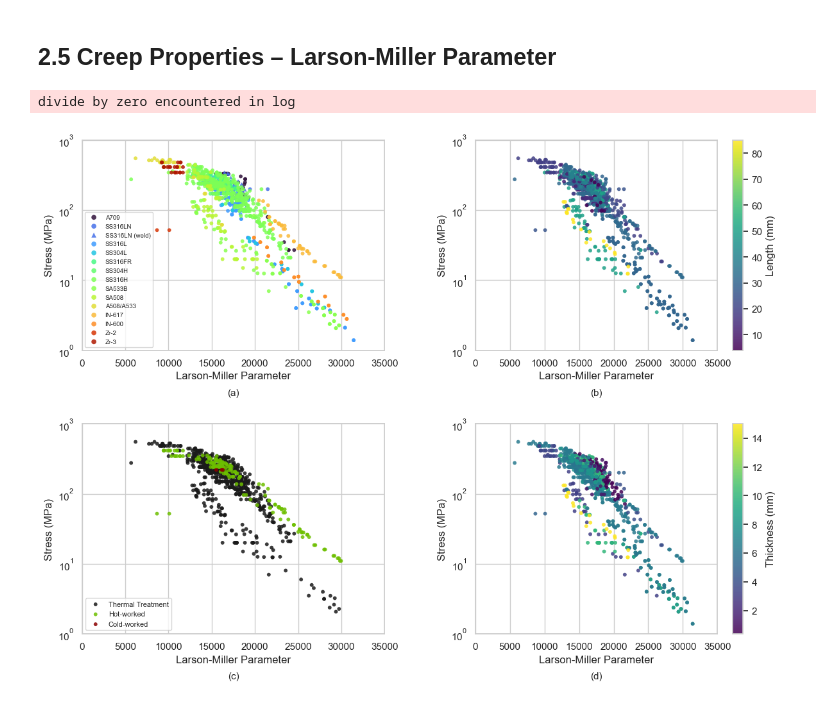
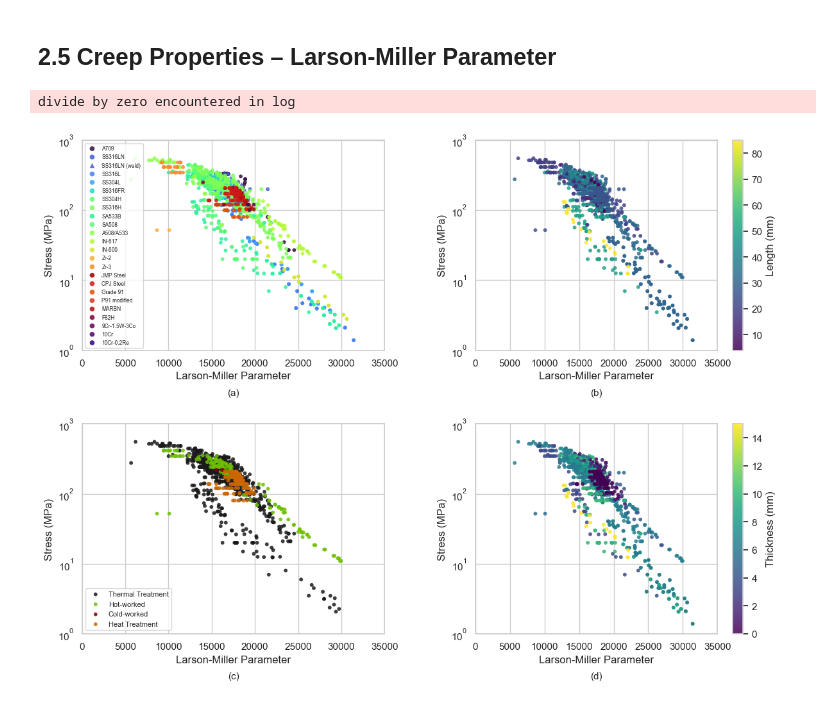
Before and after one commit to avakanski/Dataset-of-Creep-Properties-for-Nuclear-Structural-Materials, a Jupyter notebook: Sample_Code.ipynb, the cells around one changed output. Cells and saved outputs as stored; diff of their text form; code cells hidden in the pictures.

```diff
--- a/Sample_Code.ipynb
+++ b/Sample_Code.ipynb
@@ -382,9 +439,9 @@ df['Length_num']    = pd.to_numeric(df['Length (mm)'],     errors='coerce')
 df['Thickness_num'] = pd.to_numeric(df['Thickness (mm)'],  errors='coerce')
 
 df_p = df.dropna(subset=['LMP', 'Stress_num']).copy()
-df_p = df_p[df_p['Creep Test Type'] != 'Small Punch']
+df_p = df_p[~df_p['Creep Test Type'].isin(['Small Punch'])]
 
-base = plt.cm.turbo(np.linspace(0, 1, 16))
+base = plt.cm.turbo(np.linspace(0, 1, 20))
 alloy_color = {
     'A709':      base[0],
     'SS316':     base[1],
@@ -392,8 +449,8 @@ alloy_color = {
     'SS316L':    base[3],
     'SS304L':    base[4],
     'SS316FR':   base[6],
-    'SS304H':    plt.cm.turbo(6.4 / 15),
-    'SS316H':    plt.cm.turbo(6.8 / 15),
+    'SS304H':    plt.cm.turbo(6.4/15),
+    'SS316H':    plt.cm.turbo(6.8/15),
     'SA533B':    base[7],
     'SA508':     base[8],
     'A508/A533': base[9],
@@ -402,12 +459,37 @@ alloy_color = {
     'Zr-4':      base[12],
     'Zr-2':      base[13],
     'Zr-3':      base[14],
+    'JMP Steel': (0.6, 0.0, 0.0, 1.0),
+    'CPJ Steel': (0.8, 0.1, 0.1, 1.0),
+    'Grade 91':  (0.9, 0.3, 0.0, 1.0),
+    'P91 modified': (0.85, 0.2, 0.1, 1.0),
+    'MARBN':     (0.7, 0.05, 0.05, 1.0),
+    'F82H':      (0.5, 0.0, 0.2, 1.0),
+    '9Cr-1.5W-3Co': (0.4, 0.0, 0.3, 1.0),
+    '10Cr':      (0.3, 0.0, 0.4, 1.0),
+    '10Cr-0.2Re': (0.2, 0.0, 0.5, 1.0),
 }
+
+# Group CPJ and Grade 91 variants for plotting
+df_p2 = df_p.copy()
+df_p2.loc[df_p2['Alloy Designation'].str.startswith('CPJ', na=False), 'Alloy Designation'] = 'CPJ Steel'
+df_p2.loc[df_p2['Alloy Designation'].str.startswith('Grade 91', na=False), 'Alloy Designation'] = 'Grade 91'
+
 plot_order = [
     'A709', 'SS316', 'SS316LN', 'SS316L', 'SS304L', 'SS316FR',
     'SS304H', 'SS316H', 'SA533B', 'SA508', 'A508/A533',
     'IN-617', 'IN-600', 'Zr-4', 'Zr-2', 'Zr-3',
+    'JMP Steel', 'CPJ Steel', 'Grade 91', 'P91 modified',
+    'MARBN', 'F82H', '9Cr-1.5W-3Co', '10Cr', '10Cr-0.2Re',
 ]
+
+group_colors_lmp = {
+    'Stainless Steel':            '#001D78',
+    'RPV':                        '#37A308',
+    'Inconel':                    '#A37908',
+    'Ferritic-Martensitic Steel': '#8B0000',
+    'Zircaloy':                   '#D900FF',
+}
 
 fig7, axes7 = plt.subplots(2, 2, figsize=(14, 10))
 fig7.subplots_adjust(hspace=0.35, wspace=0.3)
@@ -416,18 +498,18 @@ fig7.subplots_adjust(hspace=0.35, wspace=0.3)
 ax = axes7[0, 0]
 for alloy in plot_order:
     if alloy == 'SS316LN':
-        sub_base = df_p[(df_p['Alloy Designation'] == 'SS316LN') & (df_p['Reference'] != 22)]
+        sub_base = df_p2[(df_p2['Alloy Designation'] == 'SS316LN') & (df_p2['Reference'] != 22)]
         if not sub_base.empty:
             ax.scatter(sub_base['LMP'], sub_base['Stress_num'],
                        label='SS316LN', color=alloy_color['SS316LN'],
                        s=18, alpha=0.85, edgecolors='none', marker='o')
-        sub_weld = df_p[(df_p['Alloy Designation'] == 'SS316LN') & (df_p['Reference'] == 22)]
+        sub_weld = df_p2[(df_p2['Alloy Designation'] == 'SS316LN') & (df_p2['Reference'] == 22)]
         if not sub_weld.empty:
             ax.scatter(sub_weld['LMP'], sub_weld['Stress_num'],
                        label='SS316LN (weld)', color=alloy_color['SS316LN'],
                        s=18, alpha=0.85, edgecolors='none', marker='^')
-    else:
-        sub = df_p[df_p['Alloy Designation'] == alloy]
+    elif alloy in alloy_color:
+        sub = df_p2[df_p2['Alloy Designation'] == alloy]
         if not sub.empty:
             ax.scatter(sub['LMP'], sub['Stress_num'],
                        label=alloy, color=alloy_color[alloy],
@@ -436,7 +518,7 @@ ax.set_yscale('log')
 ax.set_xlim(0, 35000); ax.set_ylim(1, 1000)
 ax.set_xlabel('Larson-Miller Parameter', fontsize=12)
 ax.set_ylabel('Stress (MPa)', fontsize=12)
-ax.legend(loc='lower left', fontsize=7, frameon=True, ncol=1, markerscale=1.3)
+ax.legend(loc='lower left', fontsize=6, frameon=True, ncol=1, markerscale=1.3)
 ax.text(0.5, -0.18, '(a)', transform=ax.transAxes, ha='center', va='top', fontsize=11)
 
 # (b) Gage length colormap
@@ -457,32 +539,33 @@ treat_colors_lmp = {
     'Thermal Treatment': '#1a1a1a',
     'Hot-worked':        '#6dbf00',
     'Cold-worked':       '#8b0000',
+    'Heat Treatment':    '#CC6600',
 }
 for treat, color in treat_colors_lmp.items():
     sub_c = df_p[df_p['Treatment categories'] == treat]
     ax.scatter(sub_c['LMP'], sub_c['Stress_num'], label=treat,
                color=color, s=18, alpha=0.85, edgecolors='none')
 ax.set_yscale('log')
 ax.set_xlim(0, 35000); ax.set_ylim(1, 1000)
 ax.set_xlabel('Larson-Miller Parameter', fontsize=12)
 ax.set_ylabel('Stress (MPa)', fontsize=12)
 ax.legend(loc='lower left', fontsize=8, frameon=True)
 ax.text(0.5, -0.18, '(c)', transform=ax.transAxes, ha='center', va='top', fontsize=11)
 
 # (d) Thickness colormap
 ax = axes7[1, 1]
 sub_d = df_p.dropna(subset=['Thickness_num'])
 sc2 = ax.scatter(sub_d['LMP'], sub_d['Stress_num'], c=sub_d['Thickness_num'],
                  cmap='viridis', s=18, alpha=0.85, edgecolors='none')
 plt.colorbar(sc2, ax=ax, label='Thickness (mm)')
 ax.set_yscale('log')
 ax.set_xlim(0, 35000); ax.set_ylim(1, 1000)
 ax.set_xlabel('Larson-Miller Parameter', fontsize=12)
 ax.set_ylabel('Stress (MPa)', fontsize=12)
 ax.text(0.5, -0.18, '(d)', transform=ax.transAxes, ha='center', va='top', fontsize=11)
 
 plt.savefig('Figure_7_Larson_Miller_Parameter.png', dpi=300, bbox_inches='tight')
 plt.show()
 # %% [output]
 divide by zero encountered in log
-[figure, old version]
+[figure, new version]
```
Also changed, not shown: parts of 7 cells of this notebook.
